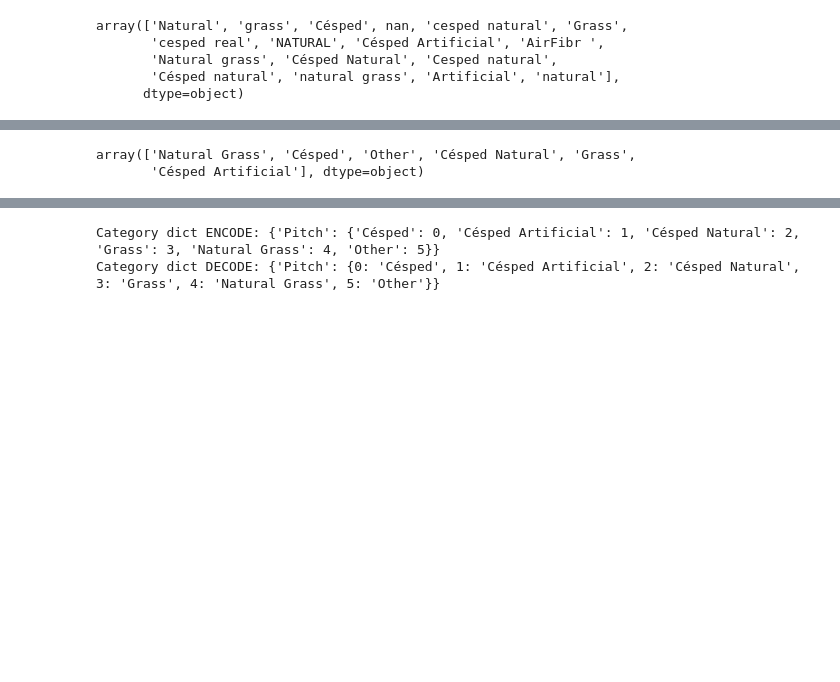
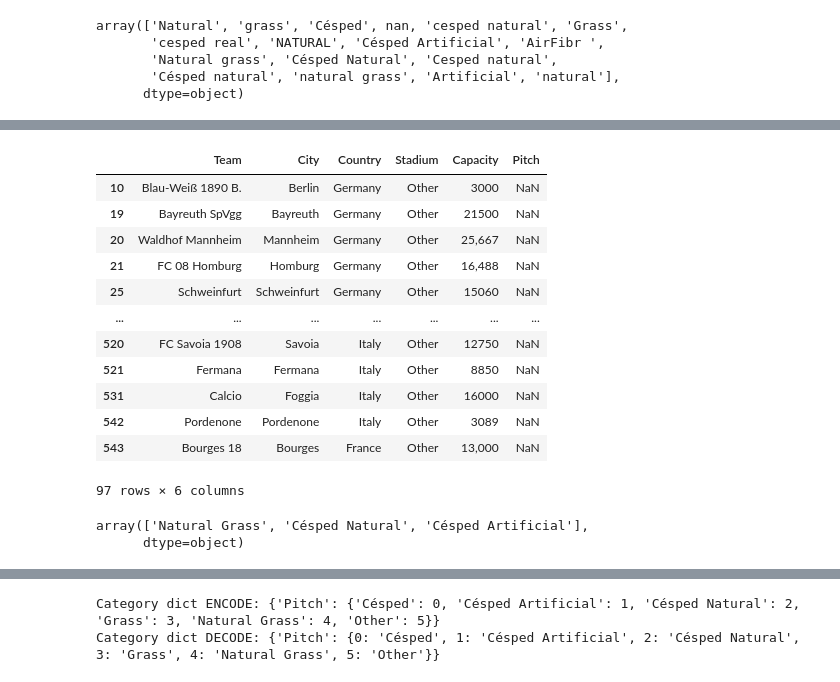
Before and after one commit to PascalLiPooKim/Football-prediction-model-project, a Jupyter notebook: footballPredictionModel.ipynb, the cells around one changed output, grey strips where cells are left out. Cells and saved outputs as stored; diff of their text form; code cells hidden in the pictures; blank space fills up the shorter version.

```diff
--- a/footballPredictionModel.ipynb
+++ b/footballPredictionModel.ipynb
@@ -127,10 +159,28 @@ array(['Natural', 'grass', 'Césped', nan, 'cesped natural', 'Grass',
+# %%
+team_info_df[team_info_df['Pitch'].isna()]
+# %% [output]
+|  | Team | City | Country | Stadium | Capacity | Pitch |
+| 10 | Blau-Weiß 1890 B. | Berlin | Germany | Other | 3000 | NaN |
+| 19 | Bayreuth SpVgg | Bayreuth | Germany | Other | 21500 | NaN |
+| 20 | Waldhof Mannheim | Mannheim | Germany | Other | 25,667 | NaN |
+| 21 | FC 08 Homburg | Homburg | Germany | Other | 16,488 | NaN |
+| 25 | Schweinfurt | Schweinfurt | Germany | Other | 15060 | NaN |
+| ... | ... | ... | ... | ... | ... | ... |
+| 520 | FC Savoia 1908 | Savoia | Italy | Other | 12750 | NaN |
+| 521 | Fermana | Fermana | Italy | Other | 8850 | NaN |
+| 531 | Calcio | Foggia | Italy | Other | 16000 | NaN |
+| 542 | Pordenone | Pordenone | Italy | Other | 3089 | NaN |
+| 543 | Bourges 18 | Bourges | France | Other | 13,000 | NaN |
+97 rows × 6 columns
 # %%
 import itertools
-replace_from = ['Natural', 'grass', 'natural', 'natural grass', 'NATURAL', 'Natural grass']
+replace_from = ['Natural', 'grass', 'natural', 'natural grass', 'NATURAL',
+                'Natural grass', 'Grass', np.nan]
 replace_to = ['Natural Grass']
 to_replace = dict(itertools.product(replace_from, replace_to))
 
-replace_from = ['Cesped natural', 'cesped natural', 'Césped natural', 'cesped real']
+replace_from = ['Cesped natural', 'cesped natural', 'Césped natural',
+                'cesped real', 'Césped']
 replace_to = ['Césped Natural']
 to_replace.update(dict(itertools.product(replace_from, replace_to)))
 
@@ -141,9 +191,9 @@ to_replace.update(dict(itertools.product(replace_from, replace_to)))
 team_info_df['Pitch'].replace(to_replace=to_replace, inplace=True)
 team_info_df['Pitch'].unique()
 
-team_info_df['Pitch'].replace(to_replace={np.nan: 'Other'}, inplace=True)
+# team_info_df['Pitch'].replace(to_replace={np.nan: 'Other'}, inplace=True)
 
-team_info_df['Pitch'].unique()
+# team_info_df['Pitch'].unique()
 # %% [output]
-array(['Natural Grass', 'Césped', 'Other', 'Césped Natural', 'Grass',
-       'Césped Artificial'], dtype=object)
+array(['Natural Grass', 'Césped Natural', 'Césped Artificial'],
+      dtype=object)
```
Also changed, not shown: parts of 8 cells of this notebook.
